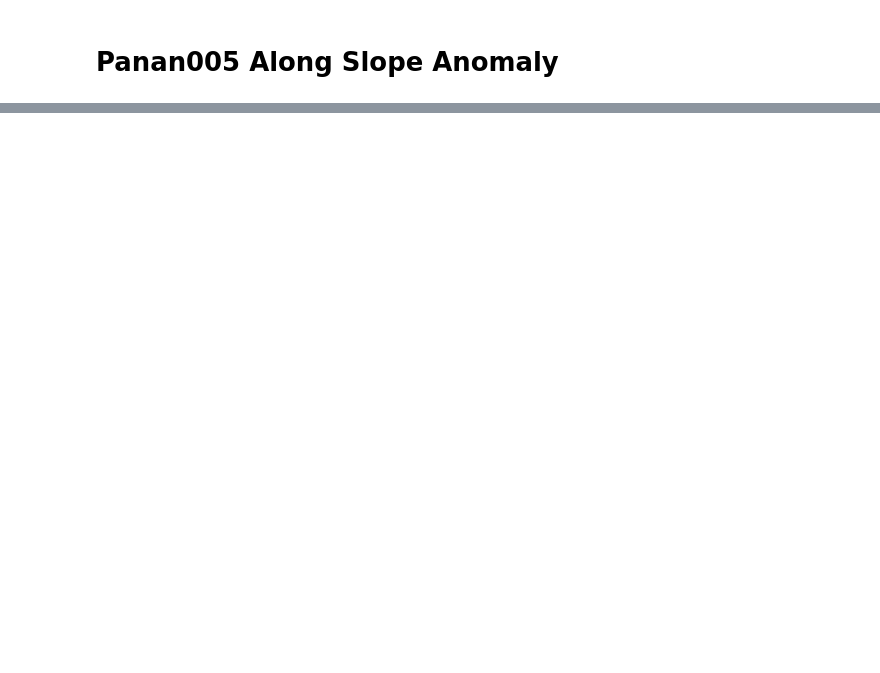
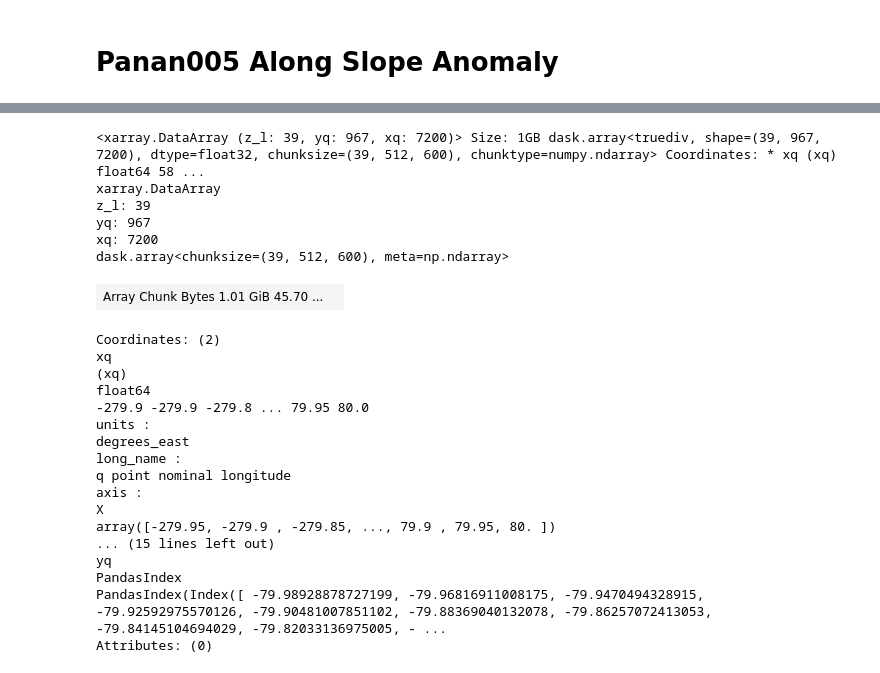
Before and after one commit to adele-morrison/panan-meltwater, a Jupyter notebook: notebooks/speed_analysis/AlongSlopeAnomaly_Pan005.ipynb, the cells around one changed output, grey strips where cells are left out. Drawn from its saved outputs; the diff is of its cells as text; code cells hidden in the pictures; blank space fills up the shorter version.

```diff
--- a/notebooks/speed_analysis/AlongSlopeAnomaly_Pan005.ipynb
+++ b/notebooks/speed_analysis/AlongSlopeAnomaly_Pan005.ipynb
@@ -54,6 +79,3 @@ ocean_static_MW = xr.open_dataset(path_to_ocean_static_MW)
 # %%
-ocean_static_MW = ocean_static_MW.sel(xq = pert_n['xq'], xh = pert_n['xh'], yq = pert_n['yq'], yh = pert_n['yh'])
-
-grid_MW = xgcm.Grid(ocean_static_MW, coords = {'X': {'center': 'xh', 'right': 'xq'},
-                                     'Y': {'center': 'yh', 'right': 'yq'}},
-                                   periodic = ['X'])
+dh_dx_C = grid_C.interp(grid_C.diff(ocean_static_C['deptho'], 'X') / ocean_static_C['dxCu'], 'Y')
+dh_dy_C = grid_C.interp(grid_C.diff(ocean_static_C['deptho'], 'Y') / ocean_static_C['dyCv'], 'X')
@@ -72,3 +104,0 @@ grid_C = xgcm.Grid(ocean_static_C, coords = {'X': {'center': 'xh', 'right': 'xq'
-# %%
-dh_dx_C = grid_C.interp(grid_C.diff(ocean_static_C['deptho'], 'X') / ocean_static_C['dxCu'], 'X')
-dh_dy_C = grid_C.interp(grid_C.diff(ocean_static_C['deptho'], 'Y') / ocean_static_C['dyCv'], 'Y')
@@ -75,5 +125,3 @@ dh_dy_C = grid_C.interp(grid_C.diff(ocean_static_C['deptho'], 'Y') / ocean_stati
 # %%
-uC_int = grid_C.interp(cont_n['uo'], 'X')
-vC_int = grid_C.interp(cont_n['vo'], 'Y')
-uMW_int = grid_MW.interp(pert_n['uo'], 'X')
-vMW_int = grid_MW.interp(pert_n['vo'], 'Y')
+uC_int = grid_C.interp(cont_n['uo'], 'Y')
+vC_int = grid_C.interp(cont_n['vo'], 'X')
@@ -86,5 +137,35 @@ testMW = uMW_int*dh_dy_MW - vMW_int*dh_dx_MW
 # %%
 alongslope_velocity_C = testC/slope_C
 alongslope_velocity_MW = testMW/slope_MW
+# %%
+alongslope_velocity_C = alongslope_velocity_C.astype('float32')
+alongslope_velocity_MW = alongslope_velocity_MW.astype('float32')
+# %%
+alongslope_velocity_C
+# %% [output]
+<xarray.DataArray (z_l: 39, yq: 967, xq: 7200)> Size: 1GB dask.array<truediv, shape=(39, 967, 7200), dtype=float32, chunksize=(39, 512, 600), chunktype=numpy.ndarray> Coordinates: * xq (xq) float64 58 ...
+xarray.DataArray
+z_l: 39
+yq: 967
+xq: 7200
+dask.array<chunksize=(39, 512, 600), meta=np.ndarray>
+| Array Chunk Bytes 1.01 GiB 45.70 ... |  |
+Coordinates: (2)
+xq
+(xq)
+float64
+-279.9 -279.9 -279.8 ... 79.95 80.0
+units :
+degrees_east
+long_name :
+q point nominal longitude
+axis :
+X
+array([-279.95, -279.9 , -279.85, ..., 79.9 , 79.95, 80. ])
+... (15 lines left out)
+yq
+PandasIndex
+PandasIndex(Index([ -79.98928878727199, -79.96816911008175, -79.9470494328915, -79.92592975570126, -79.90481007851102, -79.88369040132078, -79.86257072413053, -79.84145104694029, -79.82033136975005, - ...
+Attributes: (0)
 # %%
 alongslope_velocity_C = alongslope_velocity_C.load()
```
Also changed, not shown: parts of 41 cells of this notebook, 24 other files.
